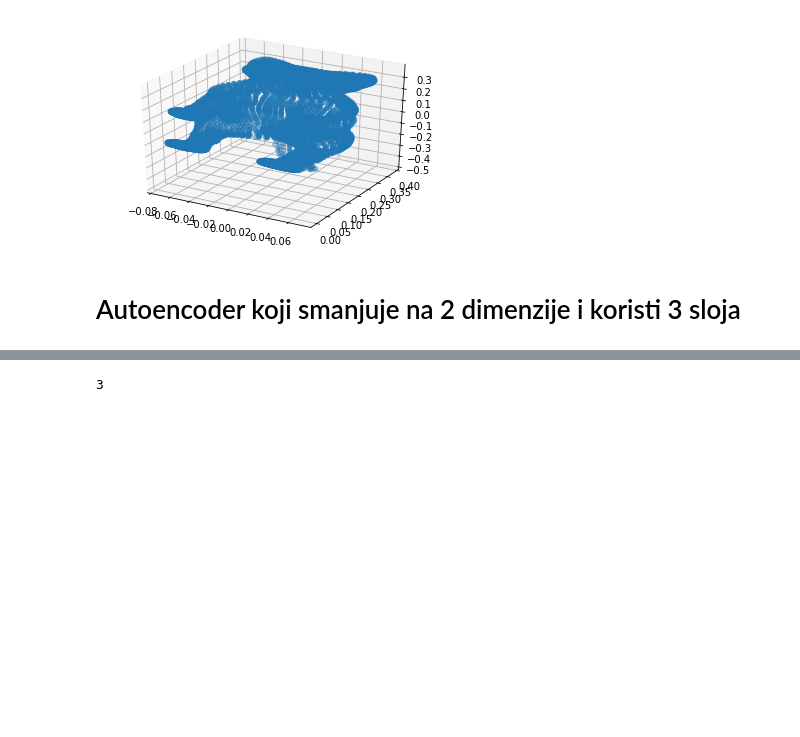
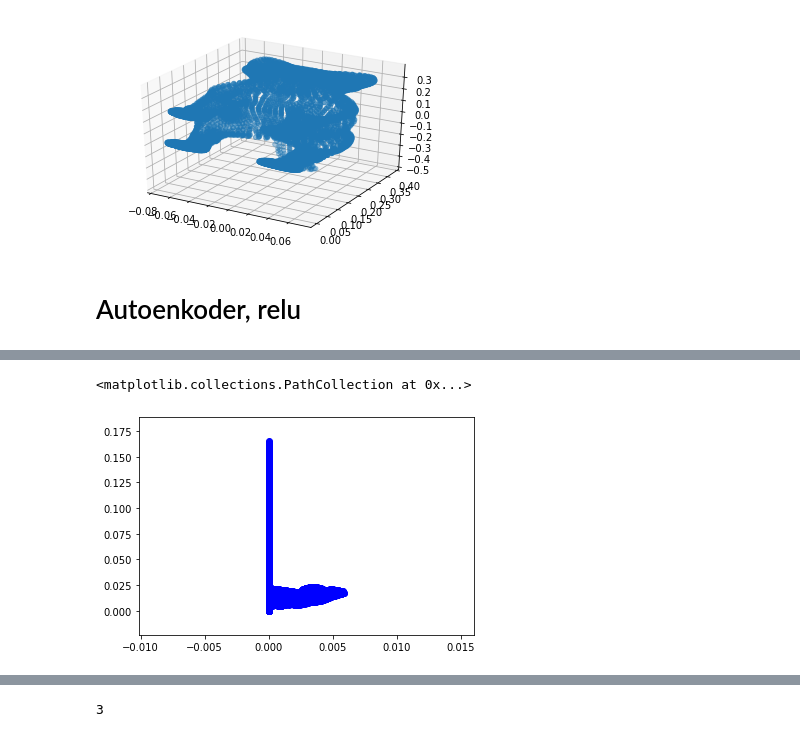
Before and after one commit to nikoleta-vukajlovic/RI-vizuelizacija-podataka, a Jupyter notebook: cat/macka.ipynb, the cells around one changed output, grey strips where cells are left out. Drawn from its saved outputs; the diff is of its cells as text; code cells hidden in the pictures; blank space fills up the shorter version.

Commit message:
dodate nove aktivacione funkcije za autoenkodere

```diff
--- a/cat/macka.ipynb
+++ b/cat/macka.ipynb
@@ -67,5 +67,22 @@ plt.savefig("cat-reference.csv.png")
 plt.show()
 # %% [output]
 [figure]
-# %% [markdown]
-# Autoencoder koji smanjuje na 2 dimenzije i koristi 3 sloja
+# %% [markdown]
+# Autoenkoder, relu
+# %%
+scaler = MinMaxScaler()
+data_scaled = scaler.fit_transform(df)
+input_dim = df.shape[1]
+encoding_dim = 2
+input_layer = Input(shape=(input_dim, ))
+encoder_layer_1 = Dense(8, activation="relu", activity_regularizer=regularizers.l1(10e-5))(input_layer)
+encoder_layer_2 = Dense(6, activation="relu")(encoder_layer_1)
+encoder_layer_3 = Dense(encoding_dim, activation="relu")(encoder_layer_2)
+encoder = Model(inputs=input_layer, outputs=encoder_layer_3)
+encoded_data = pd.DataFrame(encoder.predict(df))
+encoded_data.columns = ['factor_1', 'factor_2']
+plt.scatter(
+    encoded_data['factor_1'],
+    encoded_data['factor_2'],
+    c='b', marker='o')
+# %% [output]
@@ -71,0 +90,2 @@ plt.show()
+<matplotlib.collections.PathCollection at 0x...>
+[figure, added]
```
Also changed, not shown: parts of 5 cells of this notebook, 1 other file.
